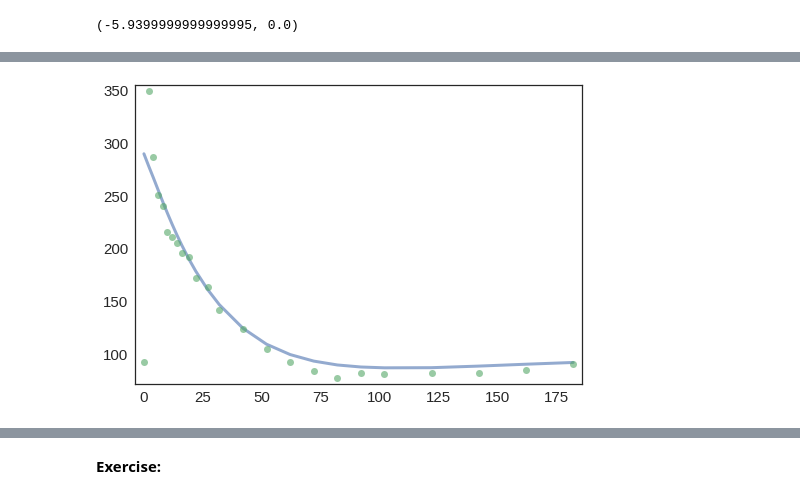
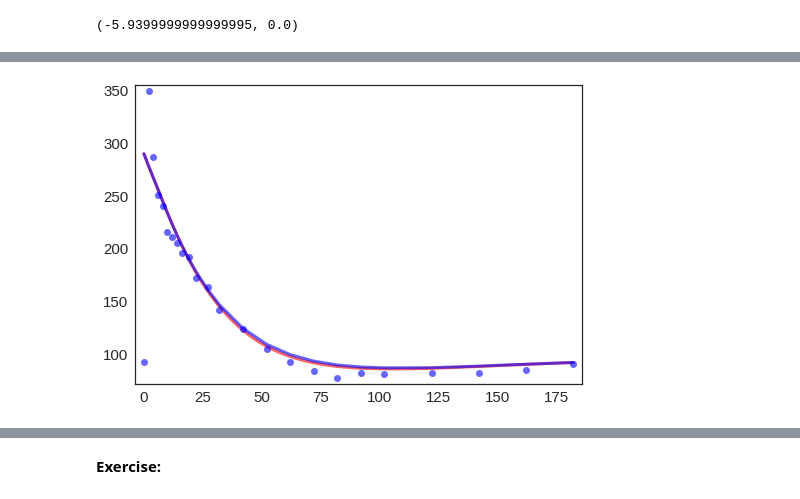
Before and after one commit to AllenDowney/ModSimPy, a Jupyter notebook: code/chap08soln.ipynb, the cells around one changed output, grey strips where cells are left out. Saved outputs shown, nothing was run; the diff lists cells and outputs as text; code cells hidden in the pictures.

```diff
--- a/code/chap08soln.ipynb
+++ b/code/chap08soln.ipynb
@@ -122,6 +113,14 @@ system = System(init=init,
                 t0=0, t_end=182, dt=2)
 # %%
 def update_func(state, t, system):
+    """Updates the glucose minimal model.
+
+    state: State object
+    t: time in min
+    system: System object
+
+    returns: State object
+    """
     G, X = state
     unpack(system)
 
@@ -157,4 +156,4 @@ def run_simulation(system, update_func):
 
     system.results = df
 # %%
-run_simulation(system, update_func)
+%timeit run_simulation(system, update_func)
@@ -218,5 +224,5 @@ def run_odeint(system, slope_func):
 # %%
-system = System(init=init,
+system2 = System(init=init,
                 k1=k1, k2=k2, k3=k3,
                 I=I, Gb=Gb, Ib=Ib,
                 ts=df.index)
@@ -225,5 +254,6 @@ run_odeint(system, slope_func)
 # %%
-plot(system.results.G)
-plot(df.glucose, style='o')
+plot(system.results.G, 'r-')
+plot(system2.results.G, 'b-')
+plot(df.glucose, 'bo')
 # %% [output]
-[figure, old version]
+[figure, new version]
```
Also changed, not shown: parts of 61 cells of this notebook.
